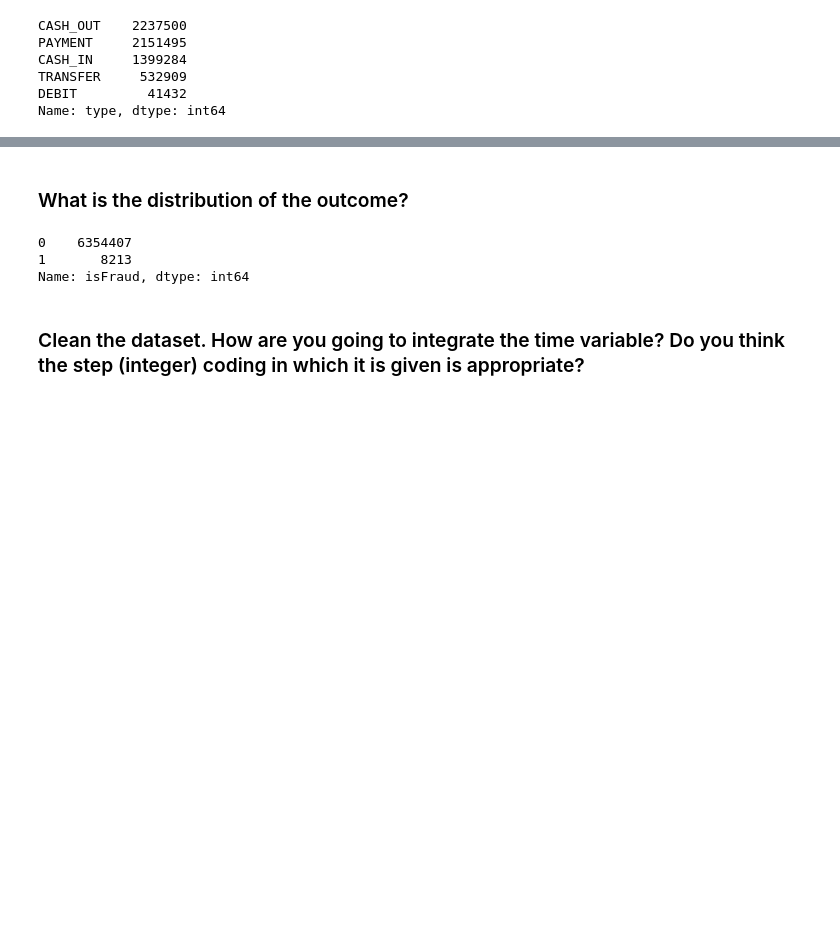
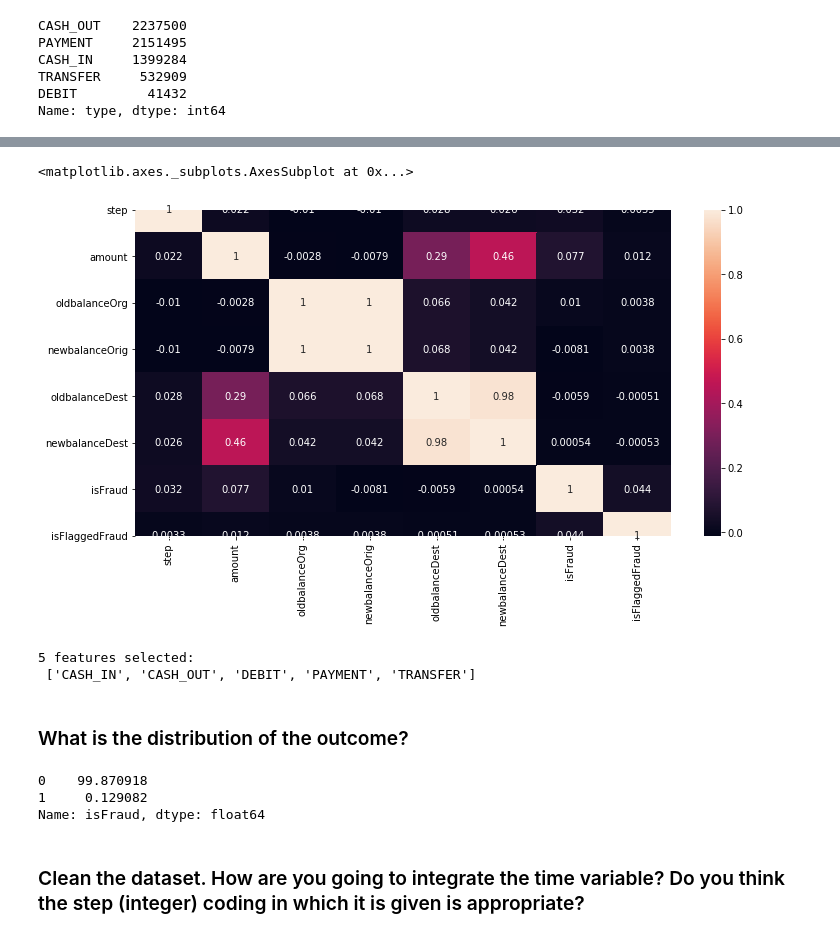
Before and after one commit to ta-data-lis/lab-imbalance, a Jupyter notebook: your-code/lab_inbalance.ipynb, the cells around one changed output, grey strips where cells are left out. Cells and saved outputs as stored; diff of their text form; code cells hidden in the pictures; blank space fills up the shorter version.

```diff
--- a/your-code/lab_inbalance.ipynb
+++ b/your-code/lab_inbalance.ipynb
@@ -83,4 +83,10 @@ df.describe()
 | 50% | 2.390000e+02 | 7.487194e+04 | 1.420800e+04 | 0.000000e+00 | 1.327057e+05 | 2.146614e+05 | 0.000000e+00 | ... |
 | 75% | 3.350000e+02 | 2.087215e+05 | 1.073152e+05 | 1.442584e+05 | 9.430367e+05 | 1.111909e+06 | 0.000000e+00 | ... |
 | max | 7.430000e+02 | 9.244552e+07 | 5.958504e+07 | 4.958504e+07 | 3.560159e+08 | 3.561793e+08 | 1.000000e+00 | ... |
+# %%
+fig = plt.figure(figsize=(12,6))
+sns.heatmap(df.corr(), annot=True)
+# %% [output]
+<matplotlib.axes._subplots.AxesSubplot at 0x...>
+[figure, added]
 # %%
@@ -88,0 +97,15 @@ df.describe()
+# %%
+from sklearn.feature_selection import RFE
+from sklearn.linear_model import LinearRegression
+
+y = df["isFraud"]
+x = pd.concat([df.drop(["isFlaggedFraud", "isFraud", "type", "nameOrig", "nameDest"], axis=1), pd.get_dummies(df["type"])], axis=1)
+
+rfe_selector = RFE(estimator=LinearRegression(), n_features_to_select=5)
+rfe_selector.fit(x, y)
+rfe_support = rfe_selector.get_support()
+rfe_feature = x.loc[:,rfe_support].columns.tolist()
+print(len(rfe_feature), 'features selected:\n', rfe_feature)
+# %% [output]
+5 features selected:
+ ['CASH_IN', 'CASH_OUT', 'DEBIT', 'PAYMENT', 'TRANSFER']
@@ -90,13 +115,15 @@ df.describe()
 ### What is the distribution of the outcome?
 # %%
 # Your response here
-df["isFraud"].value_counts()
+df["isFraud"].value_counts() / df.shape[0] * 100
 
 # Outcome is binary - Bernoulli/binomial distribution
+# Observations are not evenly distributed among the two possible values
+# 99.87 of the results are concentrated on outcome 0
 # %% [output]
-0    6354407
-1       8213
-Name: isFraud, dtype: int64
+0    99.870918
+1     0.129082
+Name: isFraud, dtype: float64
 # %% [markdown]
 ### Clean the dataset. How are you going to integrate the time variable? Do you think the step (integer) coding in which it is given is appropriate?
 # %%
```
Also changed, not shown: parts of 7 cells of this notebook.
